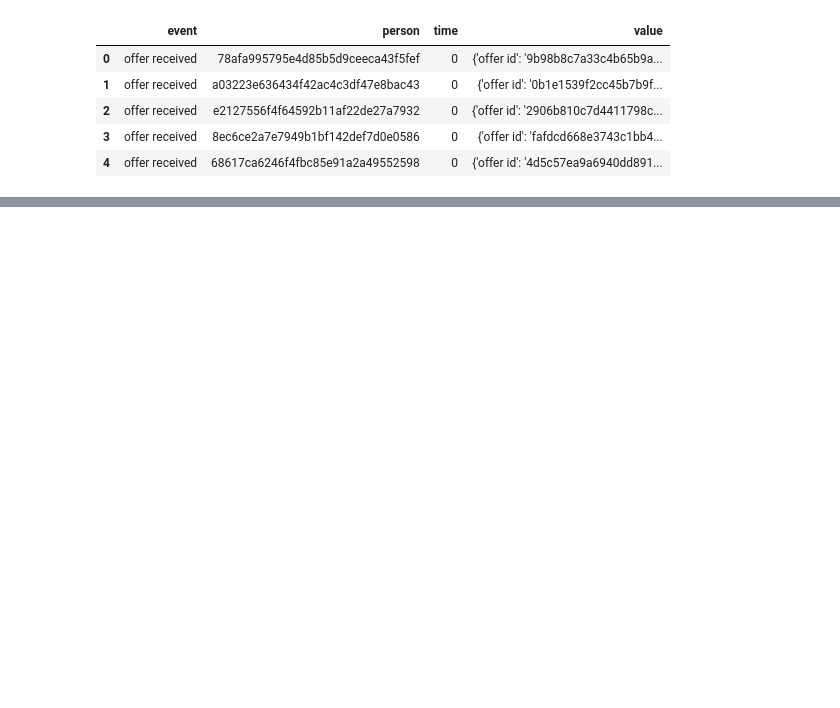
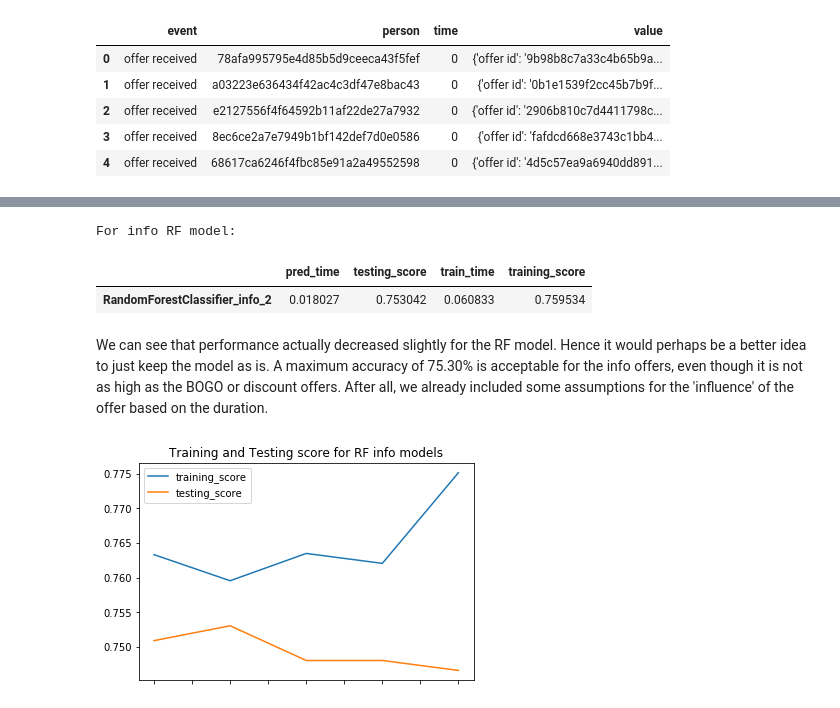
Before and after one commit to manish-kale/Udacity-DSND, a Jupyter notebook: projects/Capstone_Project_Starbucks/Starbucks_Capstone_notebook.ipynb, the cells around one changed output, grey strips where cells are left out. Cells and saved outputs as stored; diff of their text form; code cells hidden in the pictures; blank space fills up the shorter version.

```diff
--- a/projects/Capstone_Project_Starbucks/Starbucks_Capstone_notebook.ipynb
+++ b/projects/Capstone_Project_Starbucks/Starbucks_Capstone_notebook.ipynb
@@ -869,0 +1752,10 @@ We also see that most of the customers are in clusters are in cluster 0, which s
+# %%
+#add one level of dummy variables to drop column
+drop_cols_prep=['person','offer_id','effective_offer','offer_type','amount_invalid','social','gender_O']
+features,target=data_prep(offers_bogo,drop_cols_prep)
+X_train, X_test, y_train, y_test=model_pipeline(features,target)
+
+#Initialize the model - reuse best performing model -
+bogo_4 = RandomForestClassifier(random_state=2,max_depth= 10, max_features= 'auto',min_samples_split= 20,n_estimators=30,min_samples_leaf=2)
+
+results=pd.concat([results[:],run_model(baseline,bogo_4,'bogo_4')],axis=1)
@@ -869,0 +1797,8 @@ We also see that most of the customers are in clusters are in cluster 0, which s
+# %%
+features,target=data_prep(offers_discount,drop_cols_prep)
+X_train, X_test, y_train, y_test=model_pipeline(features,target)
+
+#Initialize the model - reuse best performing model -
+discount_4 = RandomForestClassifier(random_state=2,max_depth= 10, max_features= 'auto',min_samples_split= 20,n_estimators=30,min_samples_leaf=2)
+
+results=pd.concat([results[:],run_model(baseline,discount_4,'discount_4')],axis=1)
@@ -869,0 +1845,8 @@ We also see that most of the customers are in clusters are in cluster 0, which s
+# %%
+features,target=data_prep(offers_info,drop_cols_prep)
+X_train, X_test, y_train, y_test=model_pipeline(features,target)
+
+#Initialize the model - reuse best performing model -
+info_4 = RandomForestClassifier(random_state=2,max_depth= 15, max_features= 'auto',min_samples_split= 2,n_estimators=20,min_samples_leaf=15)
+
+results=pd.concat([results[:],run_model(baseline,info_4,'info_4')],axis=1)
@@ -869,0 +1925,10 @@ We also see that most of the customers are in clusters are in cluster 0, which s
+# %%
+#keep amount_invalid in offers_info dataset
+drop_cols_prep=['person','offer_id','effective_offer','offer_type']
+features,target=data_prep(offers_info,drop_cols_prep)
+X_train, X_test, y_train, y_test=model_pipeline_poly(features,target,2)
+
+#Initialize the model
+info_5 = RandomForestClassifier(random_state=2,max_depth= 15, max_features= 'auto',min_samples_split= 2,n_estimators=20,min_samples_leaf=15)
+
+results=pd.concat([results[:],run_model(baseline,info_5,'info_5')],axis=1)
@@ -869,0 +1961,15 @@ We also see that most of the customers are in clusters are in cluster 0, which s
+# %%
+#find best model so far for info offer type
+best_model('info')
+# %% [output]
+For info RF model:
+|  | pred_time | testing_score | train_time | training_score |
+| RandomForestClassifier_info_2 | 0.018027 | 0.753042 | 0.060833 | 0.759534 |
+# %% [markdown]
+We can see that performance actually decreased slightly for the RF model. Hence it would perhaps be a better idea to just keep the model as is. A maximum accuracy of 75.30% is acceptable for the info offers, even though it is not as high as the BOGO or discount offers. After all, we already included some assumptions for the 'influence' of the offer based on the duration.
+# %%
+results.loc[['training_score','testing_score'],['RandomForestClassifier_info_1','RandomForestClassifier_info_2','RandomForestClassifier_info_3','RandomForestClassifier_info_4','RandomForestClassifier_info_5']].transpose().plot.line()
+plt.title('Training and Testing score for RF info models')
+plt.show()
+# %% [output]
+[figure, added]
```
Also changed, not shown: parts of 300 cells of this notebook, 3 other files.
